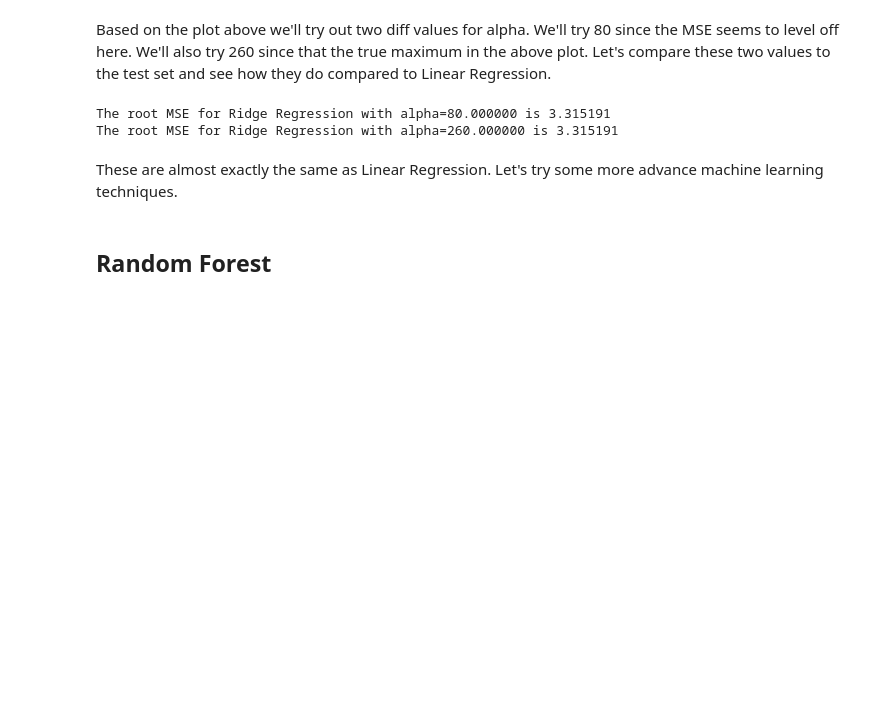
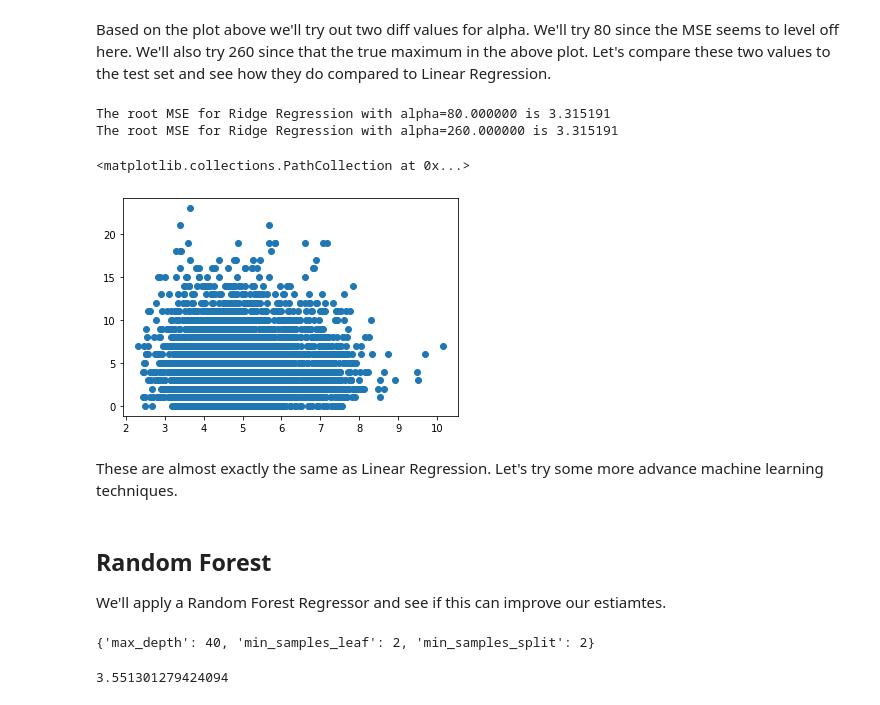
Before and after one commit to EricFriedlander/mlb-predict, a Jupyter notebook: notebooks/model1-singleTeamOffense.ipynb, the cells around one changed output. Drawn from its saved outputs; the diff is of its cells as text; code cells hidden in the pictures; blank space fills up the shorter version.

Commit message:
Added random forest and changed filename

```diff
--- a/notebooks/model1-singleTeam.ipynb
+++ b/notebooks/model1-singleTeamOffense.ipynb
@@ -364,7 +364,7 @@ alphas = list(np.arange(.01, 1, .01))
 
 # Normalize data
 train_normalized = (train[predictors] - train[predictors].mean())/train[predictors].std()
-test_normalized = (test[predictors]-test[predictors].mean())/test[predictors].std()
+test_normalized = (test[predictors]-train[predictors].mean())/train[predictors].std()
 
 alpha_losses_lasso = []
 # Loop through alphas and test each one
@@ -431,7 +431,40 @@ for alpha in alphas:
 # %% [output]
 The root MSE for Ridge Regression with alpha=80.000000 is 3.315191
 The root MSE for Ridge Regression with alpha=260.000000 is 3.315191
+# %%
+plt.scatter(predictions, test['Runs'])
+# %% [output]
+<matplotlib.collections.PathCollection at 0x...>
+[figure, added]
 # %% [markdown]
 These are almost exactly the same as Linear Regression. Let's try some more advance machine learning techniques.
-# %% [markdown]
-## Random Forest
+# %% [markdown]
+## Random Forest
+
+We'll apply a Random Forest Regressor and see if this can improve our estiamtes.
+# %%
+from sklearn.ensemble import RandomForestRegressor
+from sklearn.model_selection import GridSearchCV
+
+params = {
+    'max_depth' : [10, 20, 30, 40],
+'min_samples_split' : [2, 5, 10, 20],
+'min_samples_leaf' : [2, 5, 10, 20]
+
+}
+
+
+
+rf = RandomForestRegressor(n_estimators=50)
+gscv = GridSearchCV(rf, params, cv=2, scoring='neg_mean_squared_error')
+gscv.fit(train_normalized, train['Runs'])
+print(gscv.best_params_)
+# %% [output]
+{'max_depth': 40, 'min_samples_leaf': 2, 'min_samples_split': 2}
+# %%
+rf = RandomForestRegressor(n_estimators=500, max_depth=40, min_samples_leaf=2, min_samples_split=2)
+rf.fit(train_normalized, train['Runs'])
+predictions = rf.predict(test_normalized)
+np.sqrt(mean_squared_error(predictions, test['Runs']))
+# %% [output]
+3.551301279424094
```
Also changed, not shown: parts of 1 cell of this notebook.
